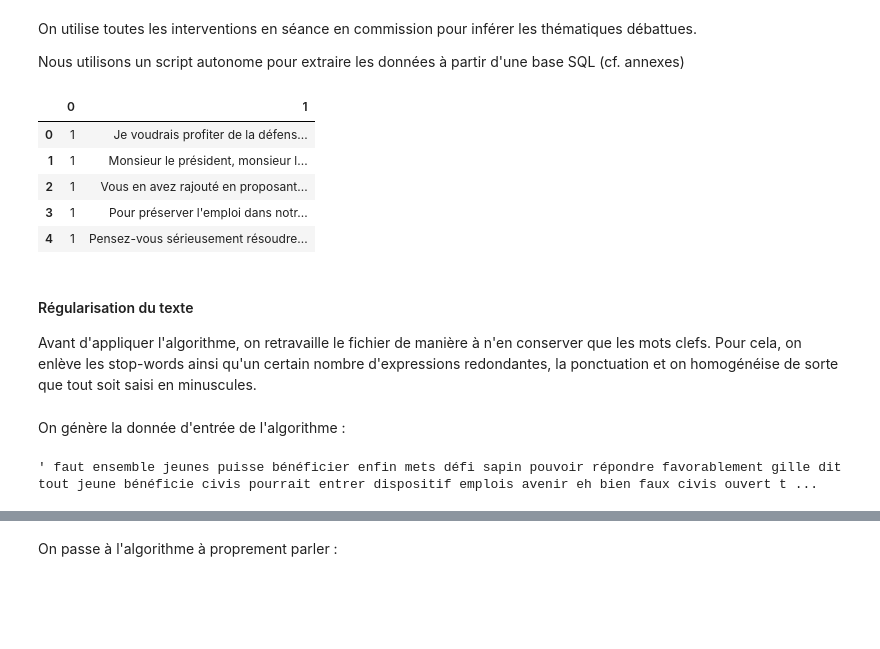
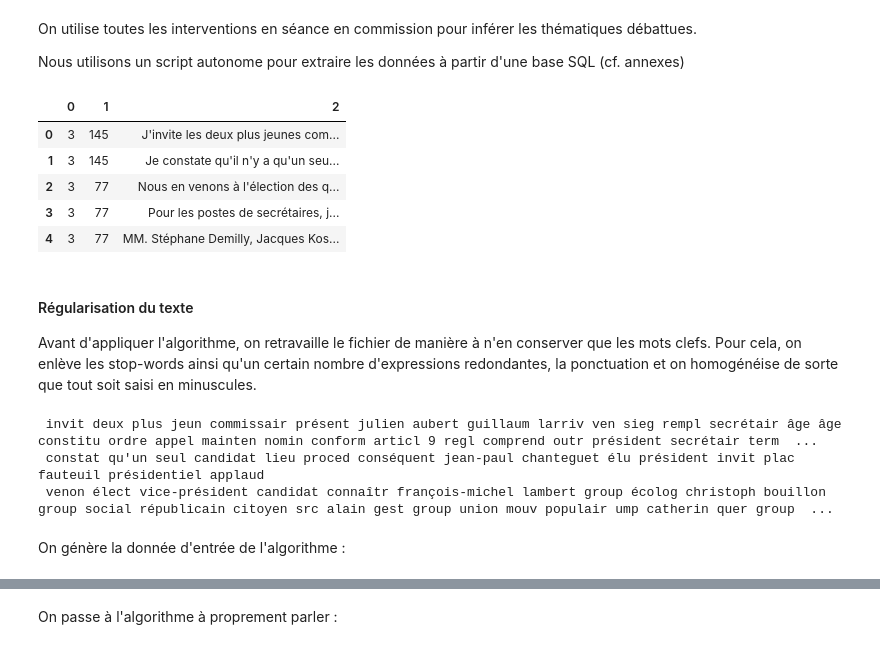
Before and after one commit to gabrielkasmi/python_deputes, a Jupyter notebook: Does the preference profile of a MP predicts his attendance to committee meetings ?.ipynb, the cells around one changed output, grey strips where cells are left out. Drawn from its saved outputs; the diff is of its cells as text; code cells hidden in the pictures; blank space fills up the shorter version.

```diff
--- a/Does the preference profile of a MP predicts his attendance to committee meetings ?.ipynb
+++ b/Does the preference profile of a MP predicts his attendance to committee meetings ?.ipynb
@@ -31,26 +31,26 @@ Nous utilisons un script autonome pour extraire les données à partir d'une bas
 # %%
 import pandas
 import numpy as np
 
 # sauf qu'en fait dans cette partie il ne faut pas utiliser ce fichier mais l'autre avec les séances LOL
 # (bon normalement on a VRAIMENT fait le plus dur maintenant)
 # il faut prendre les bons indices
 
 #Attention à indiquer l'emplacement local du fichier words_mps.txt (accessible en local uniquement)
 
-df=pandas.read_csv('/Users/Gabriel/Desktop/words_mps.txt', sep='\t',header=None)
+df=pandas.read_csv('/Users/Gabriel/Desktop/words_meetings.txt', sep='\t',header=None)
 #df = pandas.read_csv('/Users/Hugo/Documents/Cours/ENSAE/Python/python_deputes/words_mps.txt', sep='\t',header=None,na_filter=False)
 
 df1 = df.values
 
 df.head()
 # %% [output]
-|  | 0 | 1 |
-| 0 | 1 | Je voudrais profiter de la défens... |
-| 1 | 1 | Monsieur le président, monsieur l... |
-| 2 | 1 | Vous en avez rajouté en proposant... |
-| 3 | 1 | Pour préserver l'emploi dans notr... |
-| 4 | 1 | Pensez-vous sérieusement résoudre... |
+|  | 0 | 1 | 2 |
+| 0 | 3 | 145 | J'invite les deux plus jeunes com... |
+| 1 | 3 | 145 | Je constate qu'il n'y a qu'un seu... |
+| 2 | 3 | 77 | Nous en venons à l'élection des q... |
+| 3 | 3 | 77 | Pour les postes de secrétaires, j... |
+| 4 | 3 | 77 | MM. Stéphane Demilly, Jacques Kos... |
 # %% [markdown]
 #### Régularisation du texte
 
@@ -110,0 +130,7 @@ for i in range(len(df1)):
+# %%
+for i in range(3):
+    print(df1[i,2])
+# %% [output]
+ invit deux plus jeun commissair présent julien aubert guillaum larriv ven sieg rempl secrétair âge âge constitu ordre appel mainten nomin conform articl 9 regl comprend outr président secrétair term  ...
+ constat qu'un seul candidat lieu proced conséquent jean-paul chanteguet élu président invit plac fauteuil présidentiel applaud
+ venon élect vice-président candidat connaîtr françois-michel lambert group écolog christoph bouillon group social républicain citoyen src alain gest group union mouv populair ump catherin quer group  ...
@@ -113,8 +143,7 @@ On génère la donnée d'entrée de l'algorithme :
 # %%
 #on crée la liste de propositions à classifier
 
+#liste complète (assez longue à faire)
 documents=[]
 for z in range(len(df1)):
-    documents.append(df1[z,1])
+    documents.append(df1[z,2])
-# %% [output]
-' faut ensemble jeunes puisse bénéficier enfin mets défi sapin pouvoir répondre favorablement gille dit tout jeune bénéficie civis pourrait entrer dispositif emplois avenir eh bien faux civis ouvert t ...
```
Also changed, not shown: parts of 30 cells of this notebook.
